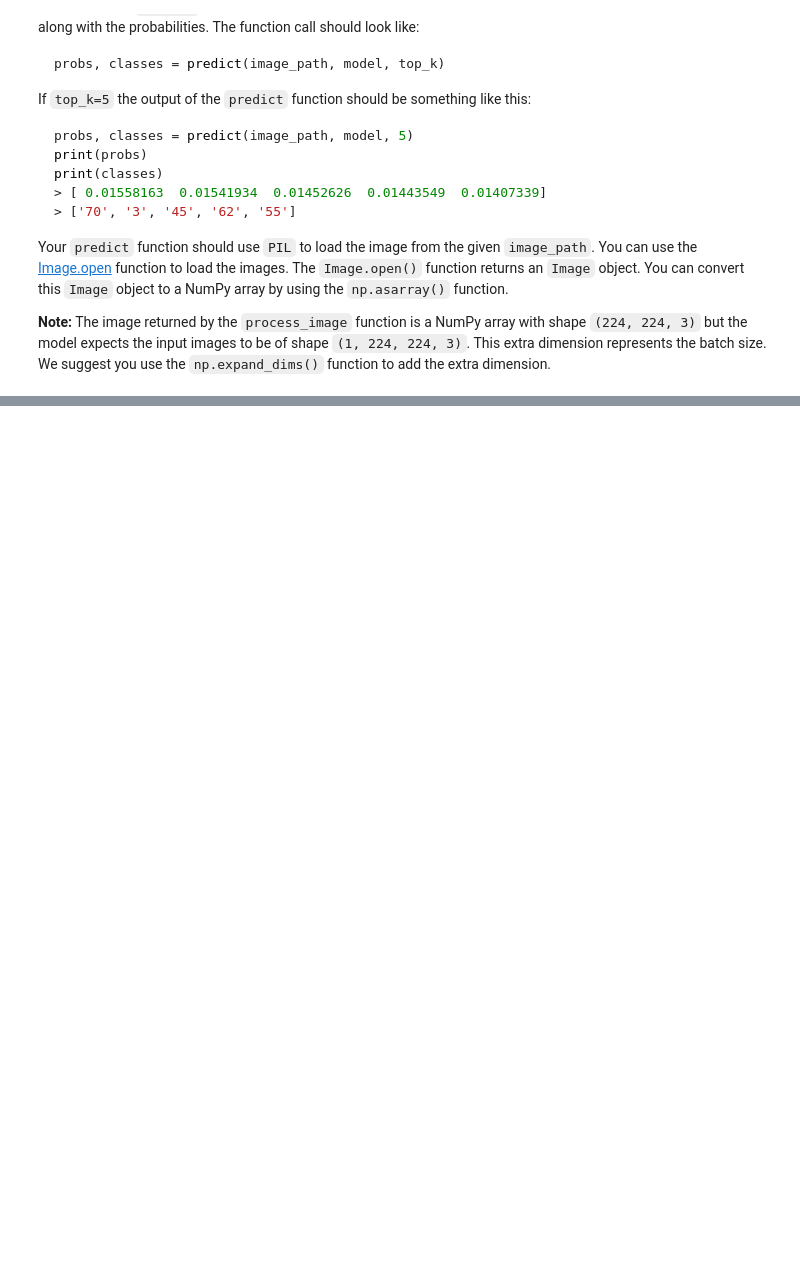
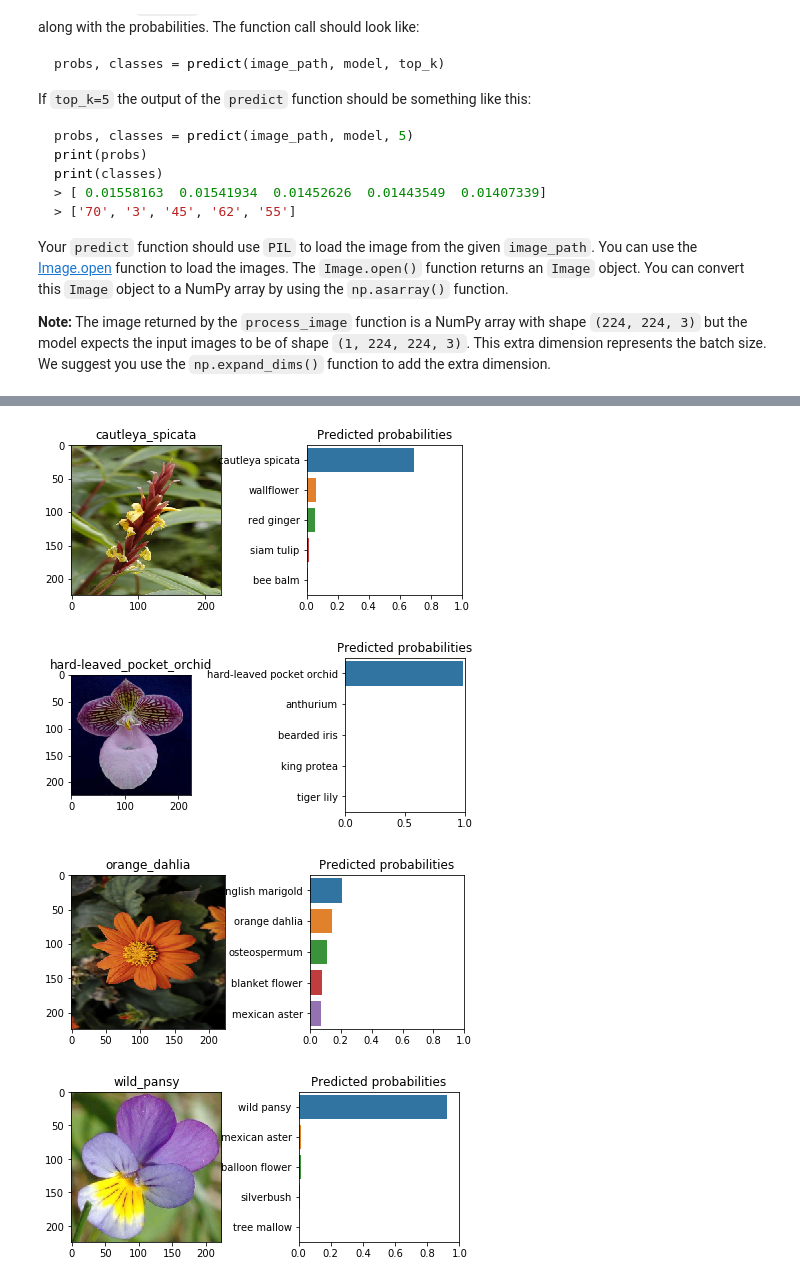
Before and after one commit to NishantDP/Image_Classifier_Project, a Jupyter notebook: Project_Image_Classifier_Project.ipynb, the cells around one changed output, grey strips where cells are left out. Drawn from its saved outputs; the diff is of its cells as text; code cells hidden in the pictures; blank space fills up the shorter version.

```diff
--- a/Project_Image_Classifier_Project.ipynb
+++ b/Project_Image_Classifier_Project.ipynb
@@ -365,6 +342,7 @@ Finally, convert your image back to a NumPy array using the `.numpy()` method.
 # %%
 # TODO: Create the process_image function
 def process_image(image):
+    image = tf.convert_to_tensor(image, dtype=tf.float32)
     resized_img = ((tf.image.resize(image,(image_size,image_size)))/255).numpy()
 
     return resized_img
@@ -460,0 +437,28 @@ You can convert from the class integer labels to actual flower names using `clas
+# %%
+# TODO: Plot the input image along with the top 5 classes
+
+images = ['cautleya_spicata.jpg', 'hard-leaved_pocket_orchid.jpg', 'orange_dahlia.jpg', 'wild_pansy.jpg']
+
+for index,image in enumerate(images):
+    url = './test_images/{}'.format(image)
+    values, indices, resized_image = predict(url, reloaded_final_model, 5)
+
+    flower_names = [class_names_mapped[str(idd)] for idd in indices[0]]
+
+    plt.figure(figsize = (6,10))
+    ax = plt.subplot(4, 2, index*2 + 1)
+    plt.title(image.rsplit('.')[0])
+    plt.imshow(resized_image)
+
+    # Plot bar chart
+    ax = plt.subplot(4, 2, index*2 + 2)
+    sns.barplot(x=values[0], y=flower_names);
+    ax.set_title('Predicted probabilities')
+    ax.set_xlim(0, 1)
+    plt.tight_layout()
+    plt.show()
+# %% [output]
+[figure, added]
+[figure, added]
+[figure, added]
+[figure, added]
```
Also changed, not shown: parts of 9 cells of this notebook, 10 other files.
